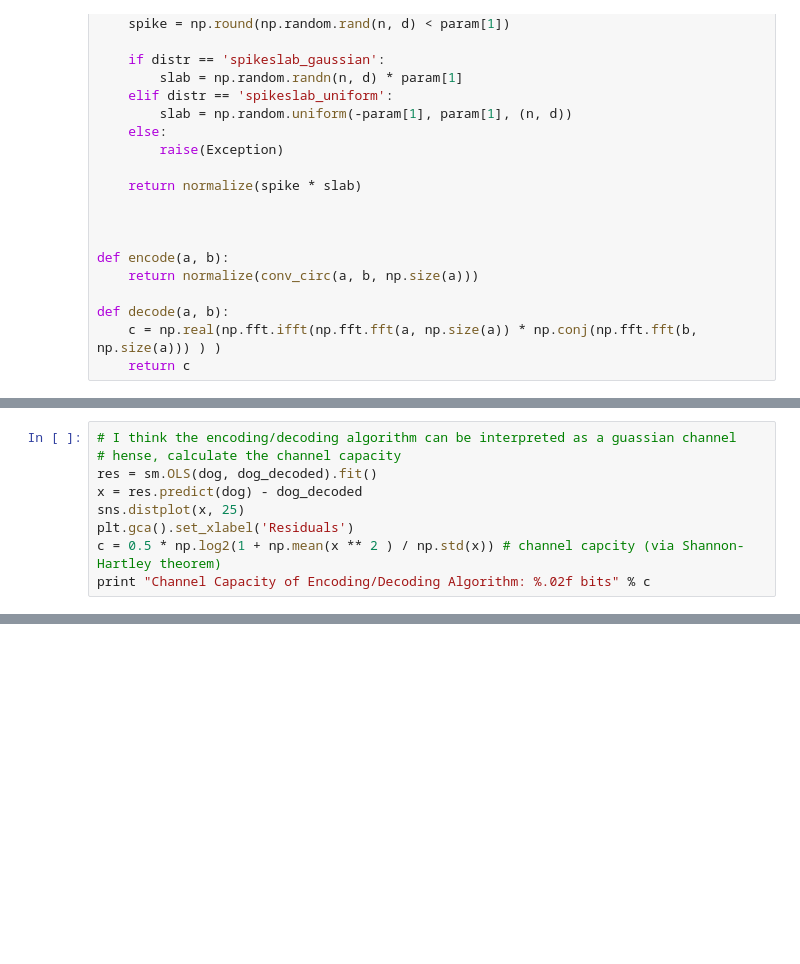
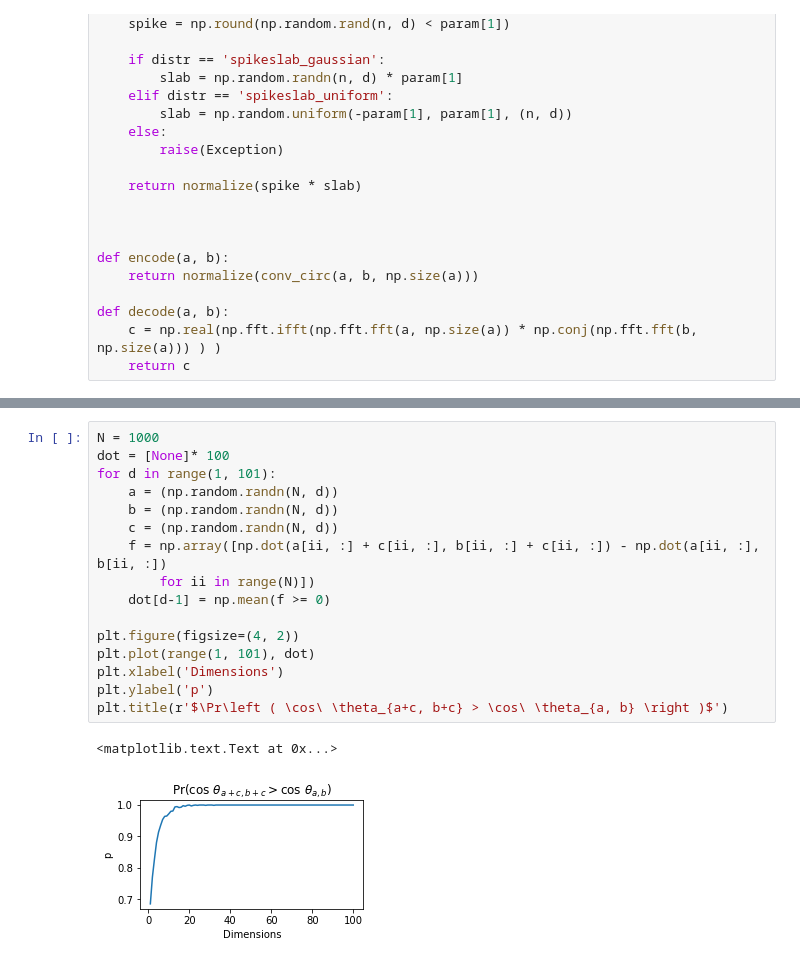
Before and after one commit to nicktfranklin/SEM_paper_simulations, a Jupyter notebook: Demo - HRR.ipynb, the cells around one changed output, grey strips where cells are left out. Saved outputs shown, nothing was run; the diff lists cells and outputs as text; blank space fills up the shorter version.

```diff
--- a/Demo - HRR.ipynb
+++ b/Demo - HRR.ipynb
@@ -120,9 +112,0 @@ sns.residplot(np.squeeze(dog_decoded), np.squeeze(dog), lowess=True)
-# %%
-# I think the encoding/decoding algorithm can be interpreted as a guassian channel
-# hense, calculate the channel capacity
-res = sm.OLS(dog, dog_decoded).fit()
-x = res.predict(dog) - dog_decoded
-sns.distplot(x, 25)
-plt.gca().set_xlabel('Residuals')
-c = 0.5 * np.log2(1 + np.mean(x ** 2 ) / np.std(x)) # channel capcity (via Shannon-Hartley theorem)
-print "Channel Capacity of Encoding/Decoding Algorithm: %.02f bits" % c
@@ -144,0 +135,19 @@ where $\otimes$ is the tensor product operation.
+# %%
+N = 1000
+dot = [None]* 100
+for d in range(1, 101):
+    a = (np.random.randn(N, d))
+    b = (np.random.randn(N, d))
+    c = (np.random.randn(N, d))
+    f = np.array([np.dot(a[ii, :] + c[ii, :], b[ii, :] + c[ii, :]) - np.dot(a[ii, :], b[ii, :])
+        for ii in range(N)])
+    dot[d-1] = np.mean(f >= 0)
+
+plt.figure(figsize=(4, 2))
+plt.plot(range(1, 101), dot)
+plt.xlabel('Dimensions')
+plt.ylabel('p')
+plt.title(r'$\Pr\left ( \cos\ \theta_{a+c, b+c} > \cos\ \theta_{a, b} \right )$')
+# %% [output]
+<matplotlib.text.Text at 0x...>
+[figure, added]
```
Also changed, not shown: parts of 7 cells of this notebook.
